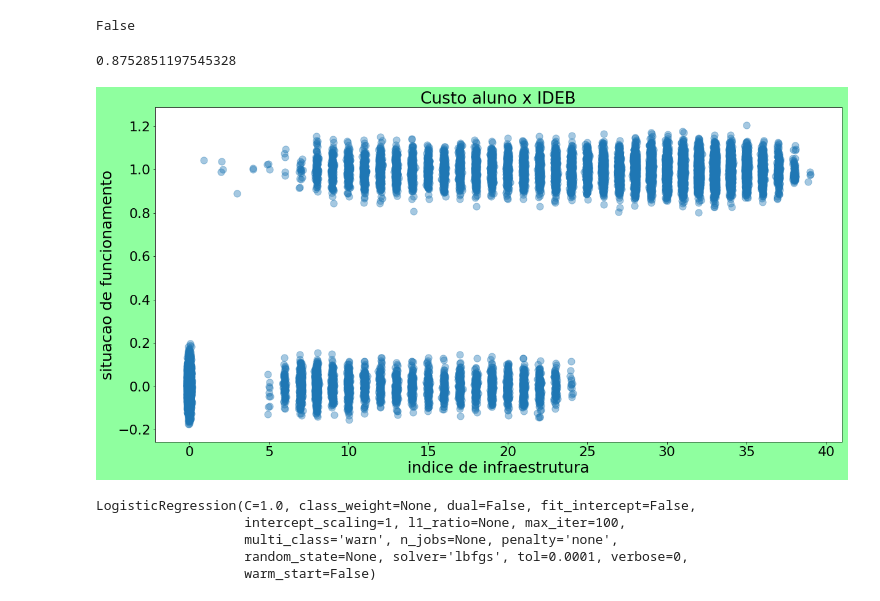
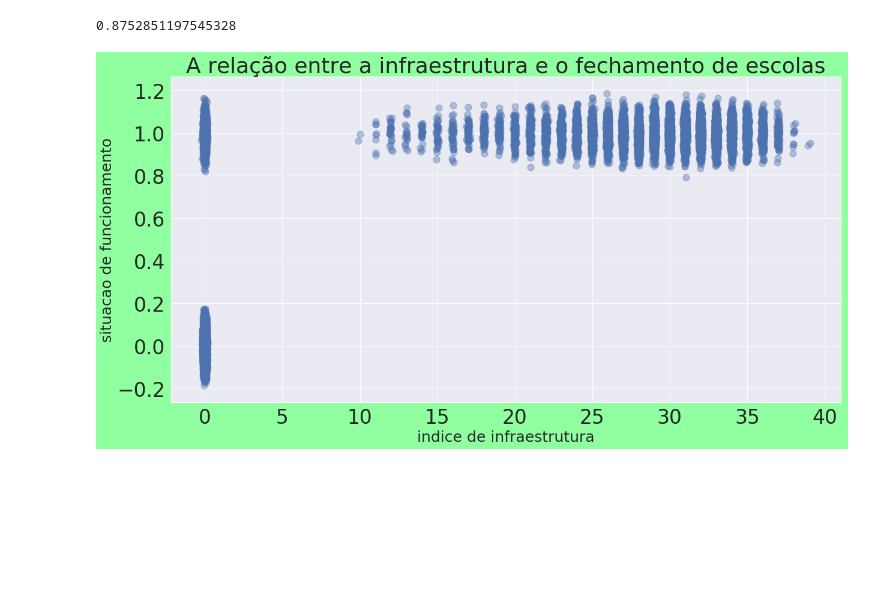
Before and after one commit to martimallow/escola_fechada, a Jupyter notebook: primeiras_analises.ipynb, the cells around one changed output. Saved outputs shown, nothing was run; the diff lists cells and outputs as text; code cells hidden in the pictures; blank space fills up the shorter version.

```diff
--- a/primeiras_analises.ipynb
+++ b/primeiras_analises.ipynb
@@ -70,0 +84,14 @@ abertas2018['infra'] = (-0.13)*abertas2018.IN_LIXO_QUEIMA-(0.18)*abertas2018.IN_
+# %%
+df2018['TP_SITUACAO_FUNCIONAMENTO'] = np.where(df2018['TP_SITUACAO_FUNCIONAMENTO'] > 1, 0, df2018['TP_SITUACAO_FUNCIONAMENTO'])
+df2018 = df2018.fillna(value=0)
+
+corr = df2018.corrwith(df2018['TP_SITUACAO_FUNCIONAMENTO'], axis = 0).to_frame()#.values.reshape(-1, 1)
+# %%
+fig = plt.figure(figsize = (35, 130))
+sns.set(font_scale=3)
+ax = plt.axes()
+heat_map = sns.heatmap(corr,cmap="YlGnBu", annot=True, linewidths=1,ax = ax,
+                        cbar_kws={'label': 'Correlação com Não Funcionamento'#, 'orientation': 'horizontal'
+                                 })
+ax.set_title('Correlação com Status de Funcionamento')
+plt.show()
@@ -100,11 +338,8 @@ Text(0, 0.5, 'Quantidade de Escolas')
-# %%
-# BASE 2010
-df2010 = df2010.apply (pd.to_numeric, errors='coerce')
-df2010 = df2010.fillna(0)
-df2010.isnull().values.any()
-# %% [output]
-False
 # %%
 #juntando todo mundo que nao está aberto como 0
-df2010['TP_SITUACAO_FUNCIONAMENTO_y'] = np.where(df2010['TP_SITUACAO_FUNCIONAMENTO_y'] > 1, 0, df2010['TP_SITUACAO_FUNCIONAMENTO_y'])
+df2010['TP_SITUACAO_FUNCIONAMENTO_y'] = (np.where(df2010['TP_SITUACAO_FUNCIONAMENTO_y'] > 1,
+                                                  0, df2010['TP_SITUACAO_FUNCIONAMENTO_y']))
+
+df2018['TP_SITUACAO_FUNCIONAMENTO'] = (np.where(df2018['TP_SITUACAO_FUNCIONAMENTO'] > 1,
+                                                  0, df2018['TP_SITUACAO_FUNCIONAMENTO']))
 # %%
@@ -157,21 +350,24 @@ df2010.TP_SITUACAO_FUNCIONAMENTO_y.corr(df2010.infra)
 #0.8710451541366004
 # %% [output]
 0.8752851197545328
+# %%
+df2018 = df2018.apply (pd.to_numeric, errors='coerce')
+df2018 = df2018.fillna(0)
 # %%
-n = df2010.shape[0]
+n = df2018.shape[0]
 
-x = df2010['infra']  + np.random.normal(0, 0.05, size=n)
-y =   df2010['TP_SITUACAO_FUNCIONAMENTO_y'] + np.random.normal(0, 0.05, size=n)
+x = df2018['infra']  + np.random.normal(0, 0.05, size=n)
+y = df2018['TP_SITUACAO_FUNCIONAMENTO'] + np.random.normal(0, 0.05, size=n)
 
 fig = plt.figure(figsize = (20, 10))
 fig.patch.set_facecolor('xkcd:mint green')
 plt.scatter(x, y, s=np.pi*40, alpha=0.4)
-plt.title('Custo aluno x IDEB')
+plt.title('A relação entre a infraestrutura e o fechamento de escolas')
 plt.ylabel('situacao de funcionamento',fontsize=25)
 plt.xlabel('indice de infraestrutura',fontsize=25)
 plt.show()
 # %% [output]
-[figure, old version]
+[figure, new version]
 # %%
 #transformando saida em inteirios pois logitico só funciona pra binario
 df2010['TP_SITUACAO_FUNCIONAMENTO_y'] =  df2010['TP_SITUACAO_FUNCIONAMENTO_y'].astype('int64')
@@ -178,18 +377,14 @@ df2010['TP_SITUACAO_FUNCIONAMENTO_y'] =  df2010['TP_SITUACAO_FUNCIONAMENTO_y'].a
 # %%
-#escolhendo parametros
-
-X = df2010['infra'].values.reshape(-1, 1)
-Y = df2010['TP_SITUACAO_FUNCIONAMENTO_y']
 # loss = log, logistic
 # penalty = none, sem regularizar
 # fit_intercept = false, colocamos na marra em X já um intercepto
 # penalty == none pois não vamos regularizar
 # solver indica como o sklearn vai otimizar
+
+X_train = X[:19904]
+X_test = X[19904:]
+Y_train = Y[:19904]
+Y_test = Y[19904:]
+
 model = LogisticRegression(penalty='none', fit_intercept=False, solver='lbfgs')
-model.fit(X,Y ) ### Execute gradiente descendente!!!
+model = model.fit(X_train, Y_train)
-# %% [output]
-LogisticRegression(C=1.0, class_weight=None, dual=False, fit_intercept=False,
-                   intercept_scaling=1, l1_ratio=None, max_iter=100,
-                   multi_class='warn', n_jobs=None, penalty='none',
-                   random_state=None, solver='lbfgs', tol=0.0001, verbose=0,
-                   warm_start=False)
```
Also changed, not shown: parts of 32 cells of this notebook, 2 other files.
